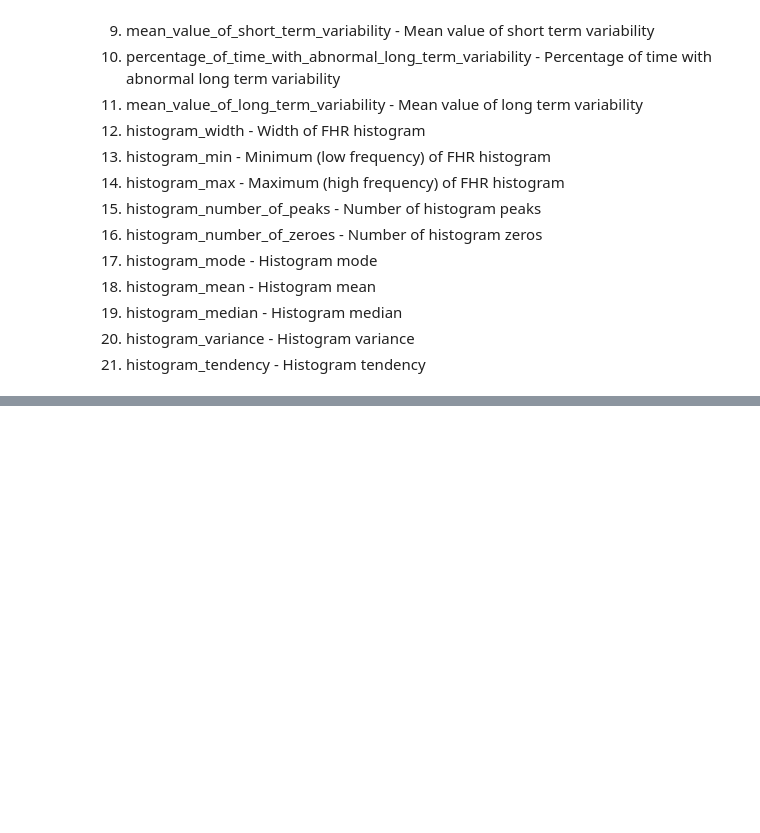
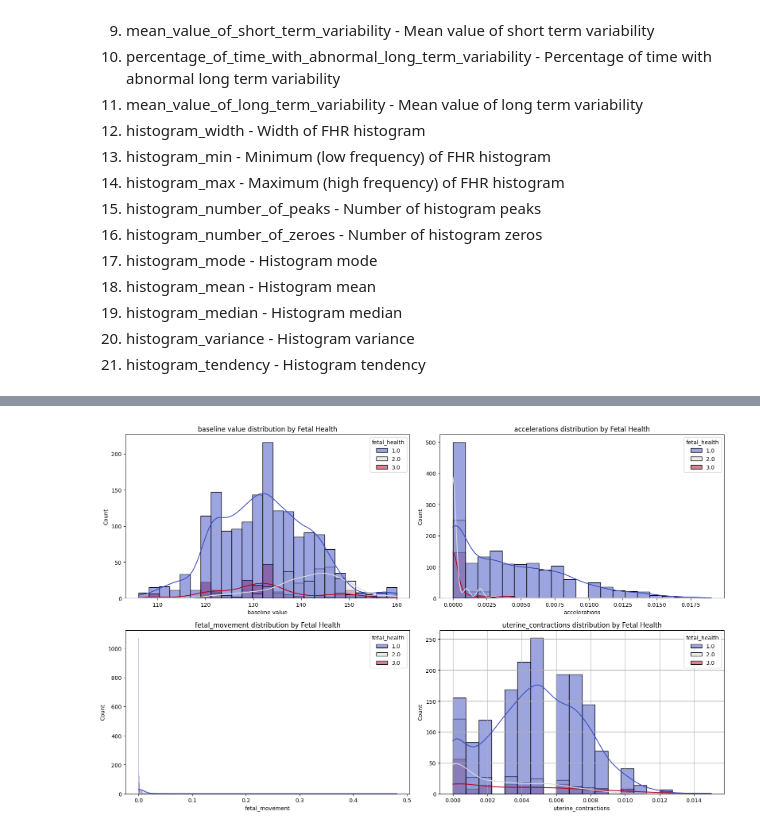
Before and after one commit to madking5000/data_analysis, a Jupyter notebook: fetal_health_classification/EDA_and_model.ipynb, the cells around one changed output, grey strips where cells are left out. Saved outputs shown, nothing was run; the diff lists cells and outputs as text; code cells hidden in the pictures; blank space fills up the shorter version.

```diff
--- a/fetal_health_classification/EDA_and_model.ipynb
+++ b/fetal_health_classification/EDA_and_model.ipynb
@@ -99,0 +205,15 @@ the strip of CTG has square brackets that has one minute.
+# %%
+# Explore the distribution for each feature by fetal health status
+features = df1.drop(columns='fetal_health').columns
+
+plt.figure(figsize=(16, 10))
+
+for i, name in enumerate(features):
+    plt.subplot(2, 2, i + 1)
+    sns.histplot(data=df1, x=name, hue='fetal_health', kde=True, palette='coolwarm')
+    plt.title(f'{name} distribution by Fetal Health')
+plt.tight_layout()
+plt.grid(True)
+plt.show()
+# %% [output]
+[figure, added]
```
Also changed, not shown: parts of 17 cells of this notebook.
